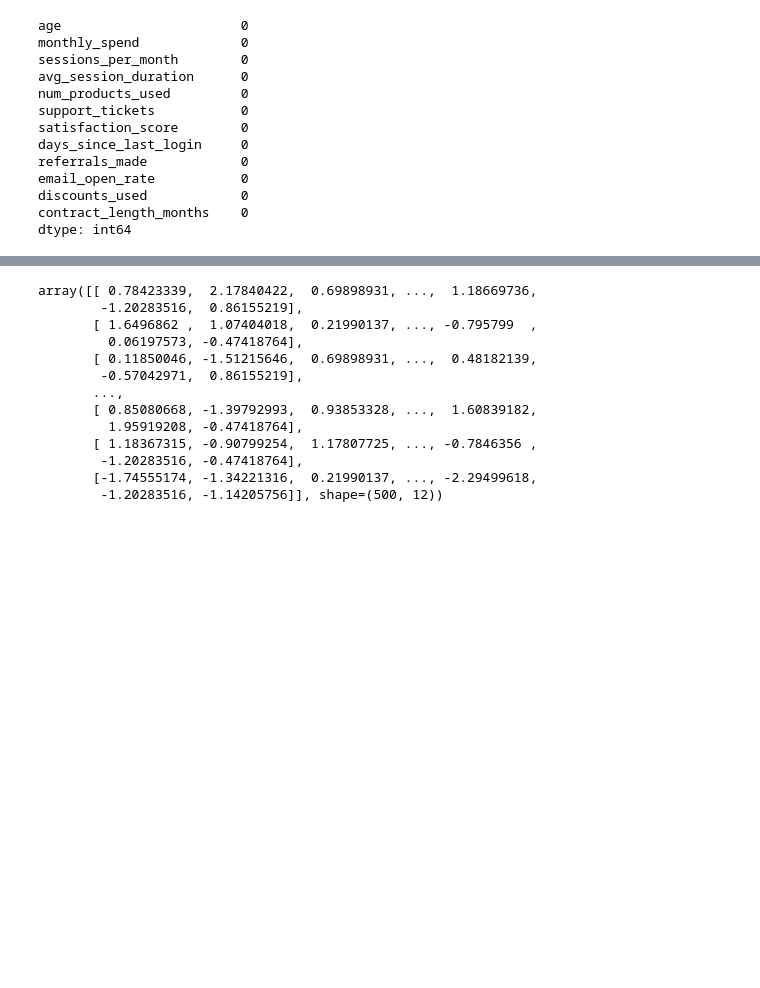
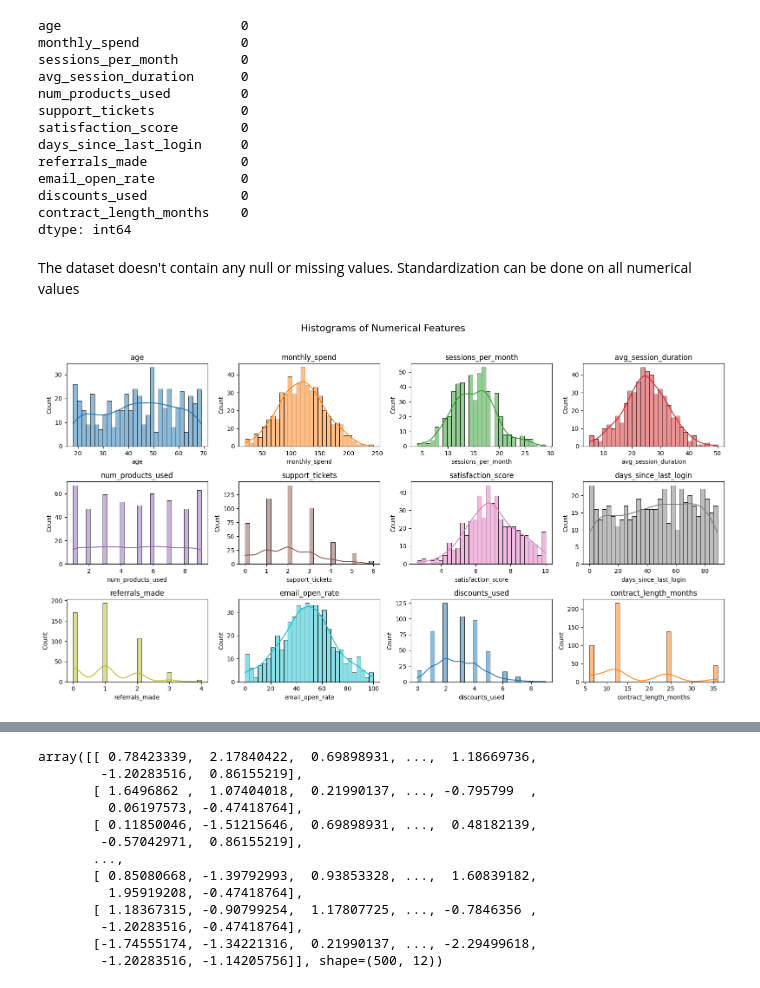
Before and after one commit to decodemarines/DA-2025, a Jupyter notebook: quiz2.ipynb, the cells around one changed output, grey strips where cells are left out. Saved outputs shown, nothing was run; the diff lists cells and outputs as text; code cells hidden in the pictures; blank space fills up the shorter version.

Commit message:
plots added

```diff
--- a/quiz2.ipynb
+++ b/quiz2.ipynb
@@ -257,3 +304,30 @@ email_open_rate           0
 discounts_used            0
 contract_length_months    0
 dtype: int64
+# %% [markdown]
+The dataset doesn't contain any null or missing values. Standardization can be done on all numerical values
+# %%
+data_numerical_features = df.select_dtypes(include=[np.number]).columns
+# Plot histograms for each numerical feature
+num_features = data_numerical_features
+n = len(num_features)
+cols = 4
+rows = math.ceil(n / cols)
+fig, axes = plt.subplots(rows, cols, figsize=(cols * 4, rows * 3))
+axes = axes.flatten()
+
+for idx, feat in enumerate(num_features):
+    ax = axes[idx]
+    sns.histplot(df[feat], kde=True, bins=30, ax=ax, color=f"C{idx % 10}")
+    ax.set_title(feat)
+    ax.grid(False)
+
+# Turn off any unused subplots
+for j in range(n, len(axes)):
+    axes[j].axis("on")
+
+plt.suptitle("Histograms of Numerical Features", fontsize=16)
+plt.tight_layout(rect=[0, 0, 1, 0.96])
+plt.show()
+# %% [output]
+[figure, added]
```
Also changed, not shown: parts of 5 cells of this notebook.
